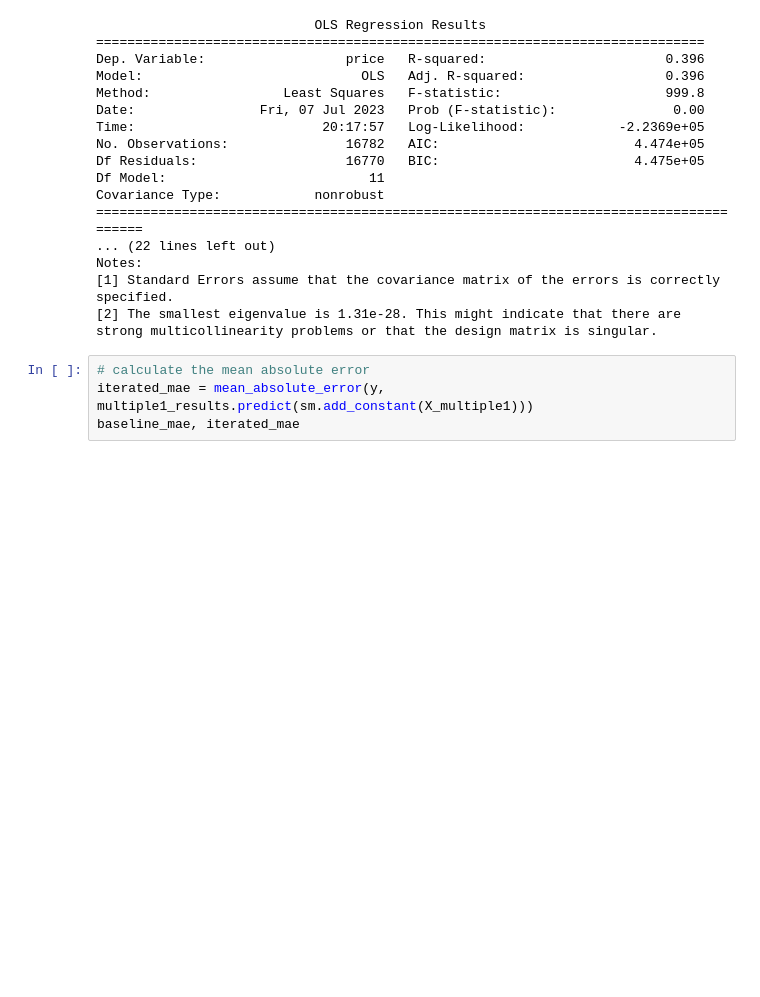
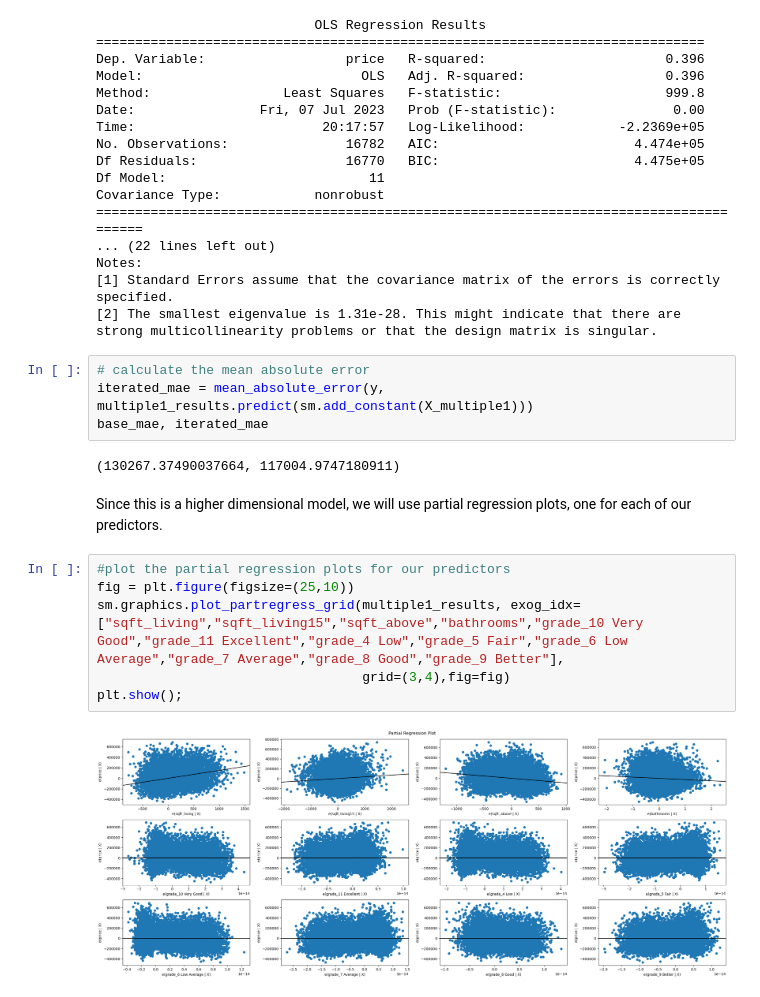
Before and after one commit to Collinskanyiri/dsc-phase-2-project-v2-3, a Jupyter notebook: student.ipynb, the cells around one changed output. Saved outputs shown, nothing was run; the diff lists cells and outputs as text; blank space fills up the shorter version.

Commit message:
partial regression plots for our predictors

```diff
--- a/student.ipynb
+++ b/student.ipynb
@@ -820,4 +820,16 @@ strong multicollinearity problems or that the design matrix is singular.
 # %%
 # calculate the mean absolute error
 iterated_mae = mean_absolute_error(y, multiple1_results.predict(sm.add_constant(X_multiple1)))
-baseline_mae, iterated_mae
+base_mae, iterated_mae
+# %% [output]
+(130267.37490037664, 117004.9747180911)
+# %% [markdown]
+Since this is a higher dimensional model, we will use partial regression plots, one for each of our predictors.
+# %%
+#plot the partial regression plots for our predictors
+fig = plt.figure(figsize=(25,10))
+sm.graphics.plot_partregress_grid(multiple1_results, exog_idx=["sqft_living","sqft_living15","sqft_above","bathrooms","grade_10 Very Good","grade_11 Excellent","grade_4 Low","grade_5 Fair","grade_6 Low Average","grade_7 Average","grade_8 Good","grade_9 Better"],
+                                  grid=(3,4),fig=fig)
+plt.show();
+# %% [output]
+[figure, added]
```
